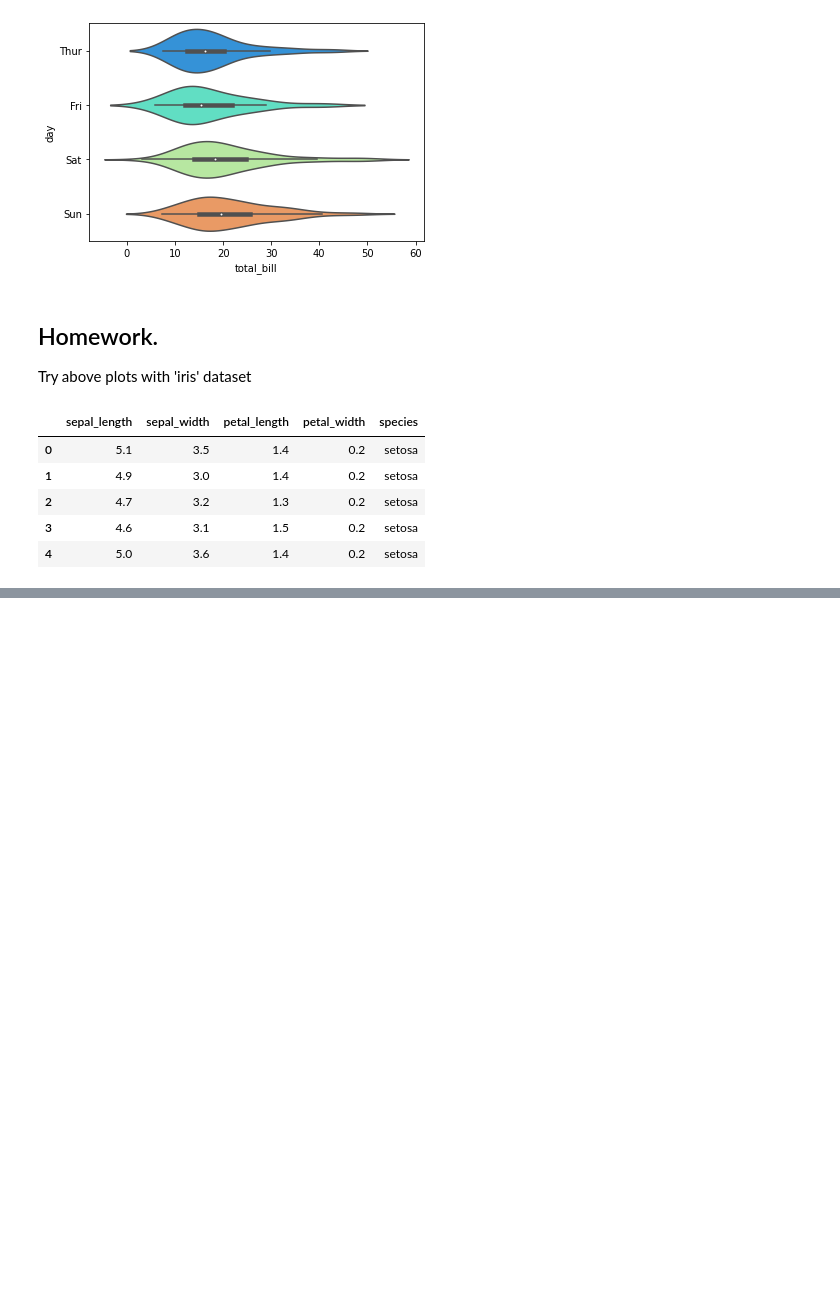
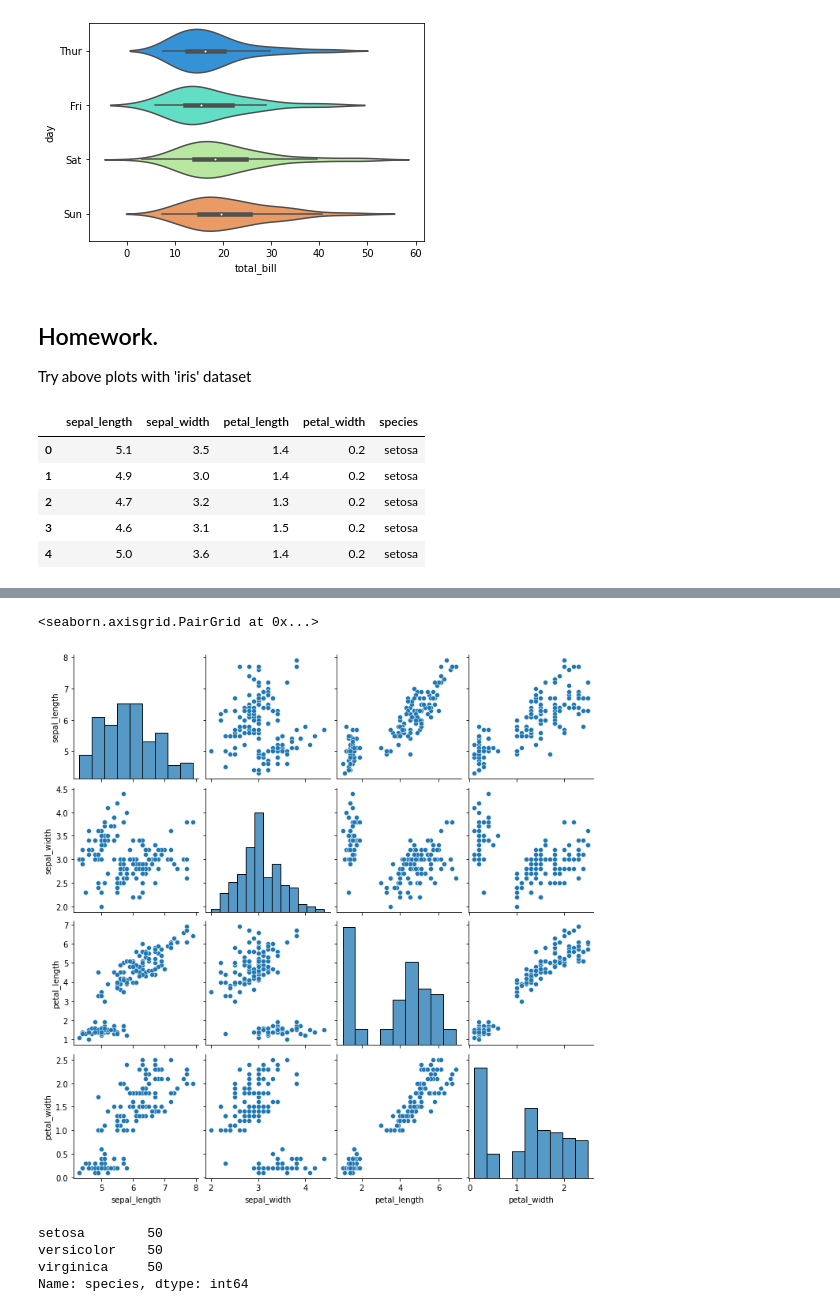
Before and after one commit to przbadu/Python-ML, a Jupyter notebook: 09_Seaborn.ipynb, the cells around one changed output, grey strips where cells are left out. Saved outputs shown, nothing was run; the diff lists cells and outputs as text; code cells hidden in the pictures; blank space fills up the shorter version.

```diff
--- a/09_Seaborn.ipynb
+++ b/09_Seaborn.ipynb
@@ -202,0 +235,12 @@ iris.head()
+# %%
+sns.pairplot(iris)
+# %% [output]
+<seaborn.axisgrid.PairGrid at 0x...>
+[figure, added]
+# %%
+iris['species'].value_counts()
+# %% [output]
+setosa        50
+versicolor    50
+virginica     50
+Name: species, dtype: int64
```
Also changed, not shown: parts of 14 cells of this notebook.
